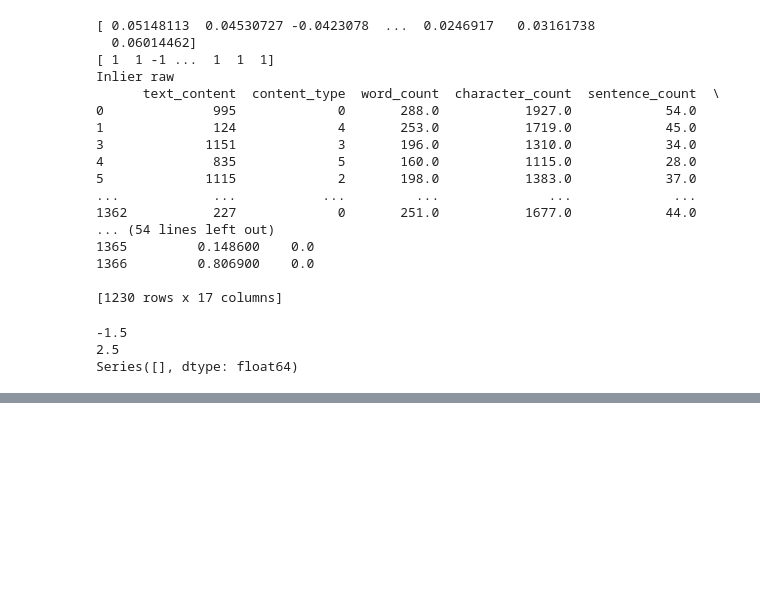
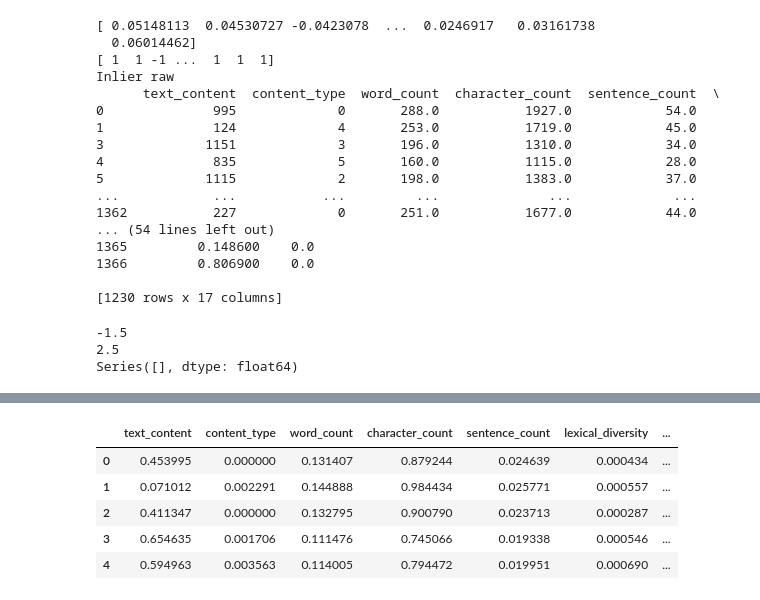
Before and after one commit to MfB010193/Machine-Learning-Pipeline, a Jupyter notebook: Machine Learning Pipeline.ipynb, the cells around one changed output, grey strips where cells are left out. Drawn from its saved outputs; the diff is of its cells as text; code cells hidden in the pictures; blank space fills up the shorter version.

```diff
--- a/Machine Learning Pipeline.ipynb
+++ b/Machine Learning Pipeline.ipynb
@@ -305,0 +319,12 @@ scaler_df.head()
+# %%
+z_scale = Normalizer()
+z_scale_data = z_scale.fit_transform(df)
+z_scale_df = pd.DataFrame(z_scale_data, columns = df.columns)
+z_scale_df.head()
+# %% [output]
+|  | text_content | content_type | word_count | character_count | sentence_count | lexical_diversity | ... |
+| 0 | 0.453995 | 0.000000 | 0.131407 | 0.879244 | 0.024639 | 0.000434 | ... |
+| 1 | 0.071012 | 0.002291 | 0.144888 | 0.984434 | 0.025771 | 0.000557 | ... |
+| 2 | 0.411347 | 0.000000 | 0.132795 | 0.900790 | 0.023713 | 0.000287 | ... |
+| 3 | 0.654635 | 0.001706 | 0.111476 | 0.745066 | 0.019338 | 0.000546 | ... |
+| 4 | 0.594963 | 0.003563 | 0.114005 | 0.794472 | 0.019951 | 0.000690 | ... |
```
Also changed, not shown: parts of 16 cells of this notebook.
